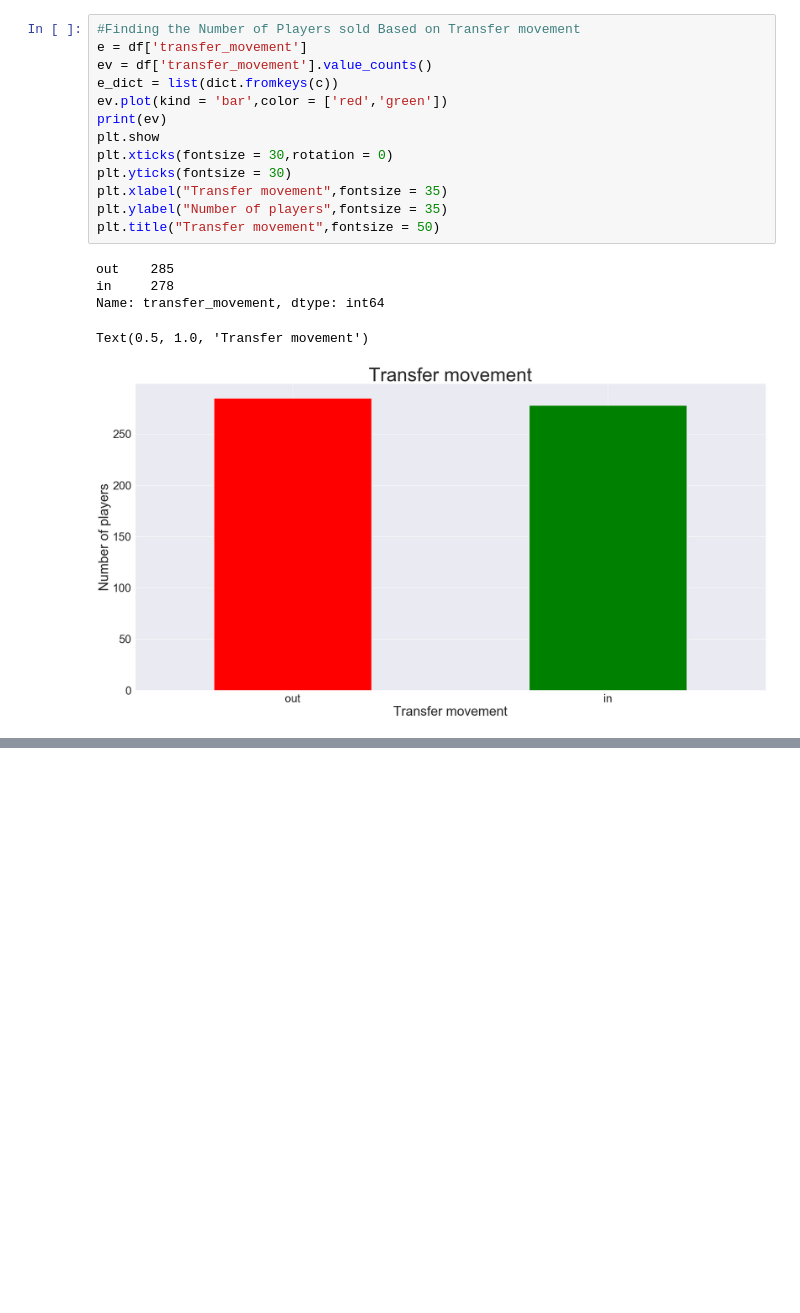
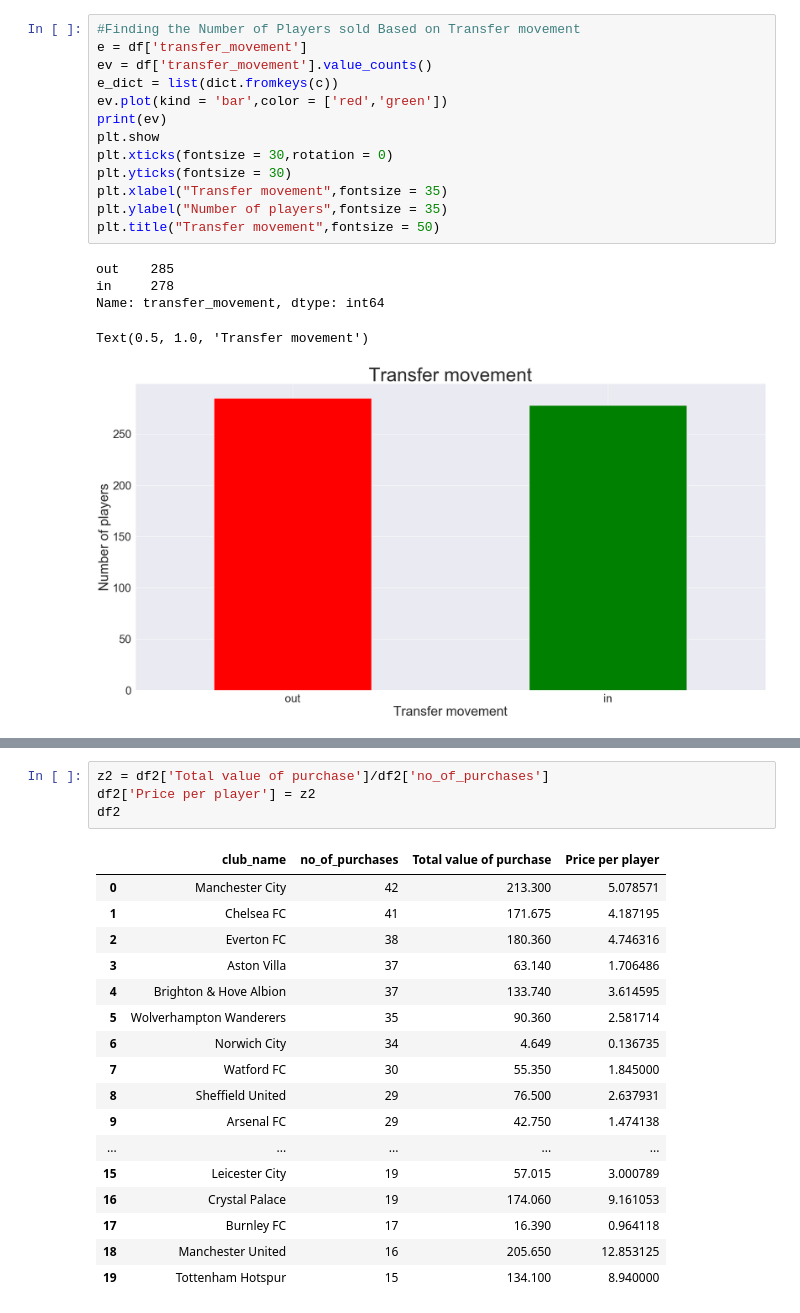
Before and after one commit to Thesavagecoder7784/Statistical-Data-Analysis-With-Pandas, a Jupyter notebook: English Premier League Transfers Analysis 2019-20.ipynb, the cells around one changed output, grey strips where cells are left out. Saved outputs shown, nothing was run; the diff lists cells and outputs as text; blank space fills up the shorter version.

```diff
--- a/English Premier League Transfers Analysis 2019-20.ipynb
+++ b/English Premier League Transfers Analysis 2019-20.ipynb
@@ -193,0 +247,22 @@ adc
+# %%
+z2 = df2['Total value of purchase']/df2['no_of_purchases']
+df2['Price per player'] = z2
+df2
+# %% [output]
+|  | club_name | no_of_purchases | Total value of purchase | Price per player |
+| 0 | Manchester City | 42 | 213.300 | 5.078571 |
+| 1 | Chelsea FC | 41 | 171.675 | 4.187195 |
+| 2 | Everton FC | 38 | 180.360 | 4.746316 |
+| 3 | Aston Villa | 37 | 63.140 | 1.706486 |
+| 4 | Brighton & Hove Albion | 37 | 133.740 | 3.614595 |
+| 5 | Wolverhampton Wanderers | 35 | 90.360 | 2.581714 |
+| 6 | Norwich City | 34 | 4.649 | 0.136735 |
+| 7 | Watford FC | 30 | 55.350 | 1.845000 |
+| 8 | Sheffield United | 29 | 76.500 | 2.637931 |
+| 9 | Arsenal FC | 29 | 42.750 | 1.474138 |
+| ... | ... | ... | ... | ... |
+| 15 | Leicester City | 19 | 57.015 | 3.000789 |
+| 16 | Crystal Palace | 19 | 174.060 | 9.161053 |
+| 17 | Burnley FC | 17 | 16.390 | 0.964118 |
+| 18 | Manchester United | 16 | 205.650 | 12.853125 |
+| 19 | Tottenham Hotspur | 15 | 134.100 | 8.940000 |
```
Also changed, not shown: parts of 15 cells of this notebook.
